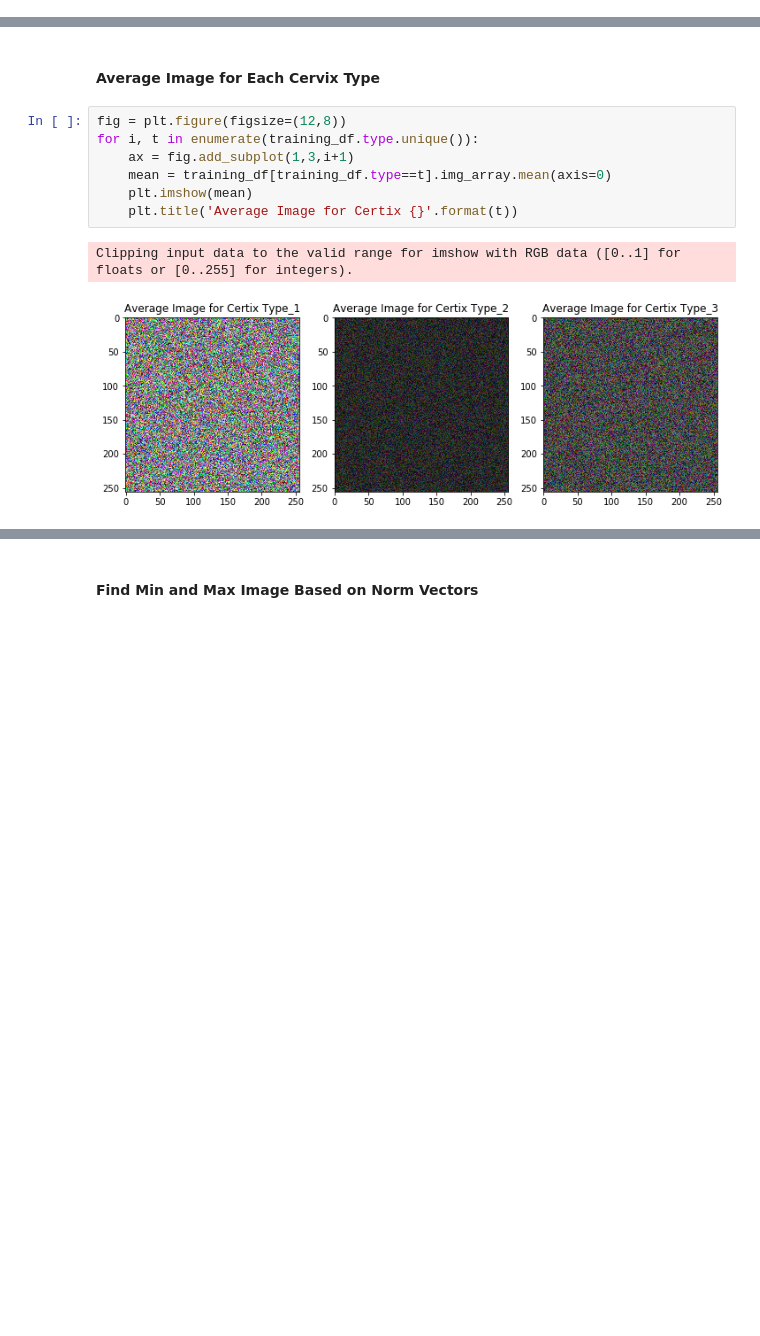
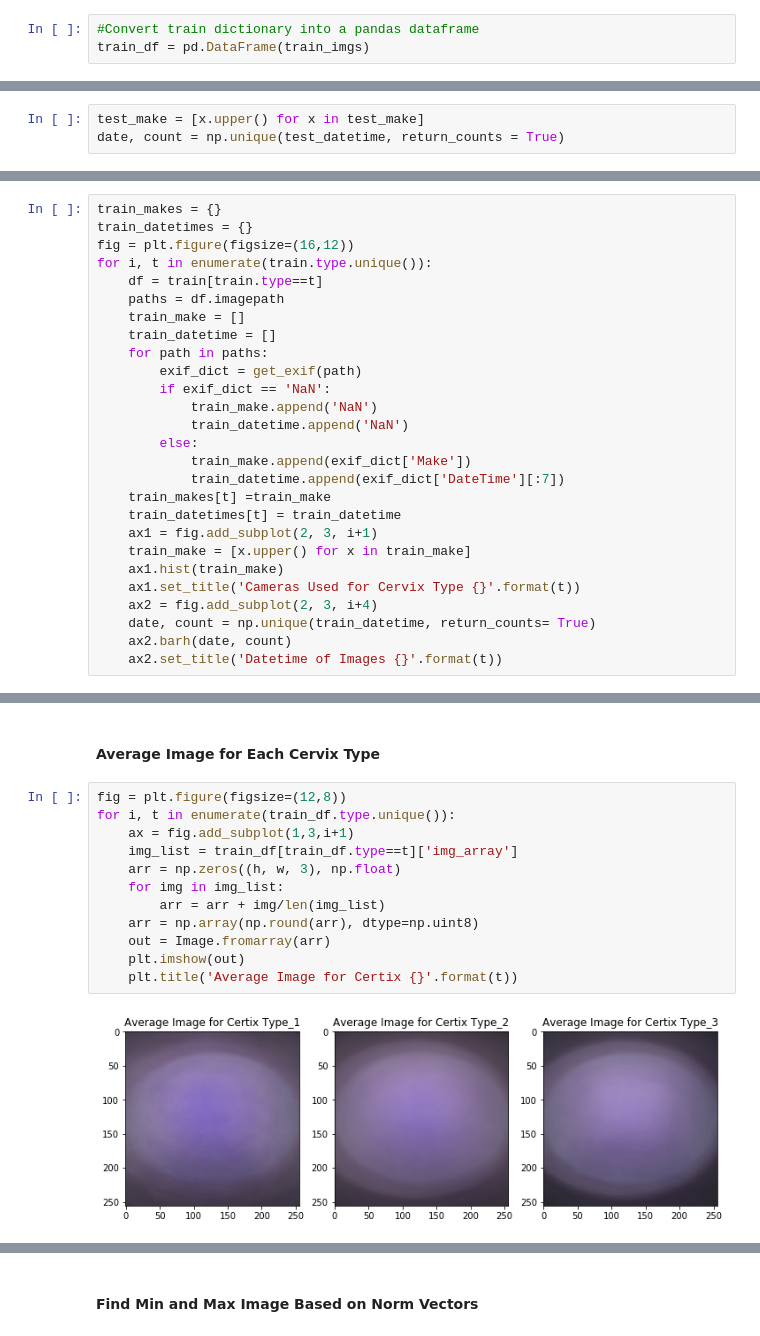
Before and after one commit to HuongIvyNguyen/springboard_datascience, a Jupyter notebook: Capstone_Project1/Capstone1_EDA.ipynb, the cells around one changed output, grey strips where cells are left out. Drawn from its saved outputs; the diff is of its cells as text; blank space fills up the shorter version.

```diff
--- a/Capstone_Project1/Capstone1_EDA.ipynb
+++ b/Capstone_Project1/Capstone1_EDA.ipynb
@@ -59 +73,4 @@ training_df = pd.DataFrame(training_imgs)
+# %%
+#Convert train dictionary into a pandas dataframe
+train_df = pd.DataFrame(train_imgs)
 # %%
@@ -72,0 +120,3 @@ training_df.to_csv('training_df.csv')
+# %%
+test_make = [x.upper() for x in test_make]
+date, count = np.unique(test_datetime, return_counts = True)
@@ -72,0 +136,27 @@ training_df.to_csv('training_df.csv')
+# %%
+train_makes = {}
+train_datetimes = {}
+fig = plt.figure(figsize=(16,12))
+for i, t in enumerate(train.type.unique()):
+    df = train[train.type==t]
+    paths = df.imagepath
+    train_make = []
+    train_datetime = []
+    for path in paths:
+        exif_dict = get_exif(path)
+        if exif_dict == 'NaN':
+            train_make.append('NaN')
+            train_datetime.append('NaN')
+        else:
+            train_make.append(exif_dict['Make'])
+            train_datetime.append(exif_dict['DateTime'][:7])
+    train_makes[t] =train_make
+    train_datetimes[t] = train_datetime
+    ax1 = fig.add_subplot(2, 3, i+1)
+    train_make = [x.upper() for x in train_make]
+    ax1.hist(train_make)
+    ax1.set_title('Cameras Used for Cervix Type {}'.format(t))
+    ax2 = fig.add_subplot(2, 3, i+4)
+    date, count = np.unique(train_datetime, return_counts= True)
+    ax2.barh(date, count)
+    ax2.set_title('Datetime of Images {}'.format(t))
@@ -85,11 +182,15 @@ training_df.head()
 #### Average Image for Each Cervix Type
 # %%
 fig = plt.figure(figsize=(12,8))
-for i, t in enumerate(training_df.type.unique()):
+for i, t in enumerate(train_df.type.unique()):
     ax = fig.add_subplot(1,3,i+1)
-    mean = training_df[training_df.type==t].img_array.mean(axis=0)
-    plt.imshow(mean)
+    img_list = train_df[train_df.type==t]['img_array']
+    arr = np.zeros((h, w, 3), np.float)
+    for img in img_list:
+        arr = arr + img/len(img_list)
+    arr = np.array(np.round(arr), dtype=np.uint8)
+    out = Image.fromarray(arr)
+    plt.imshow(out)
     plt.title('Average Image for Certix {}'.format(t))
 # %% [output]
-Clipping input data to the valid range for imshow with RGB data ([0..1] for floats or [0..255] for integers).
-[figure, old version]
+[figure, new version]
```
Also changed, not shown: parts of 41 cells of this notebook.
